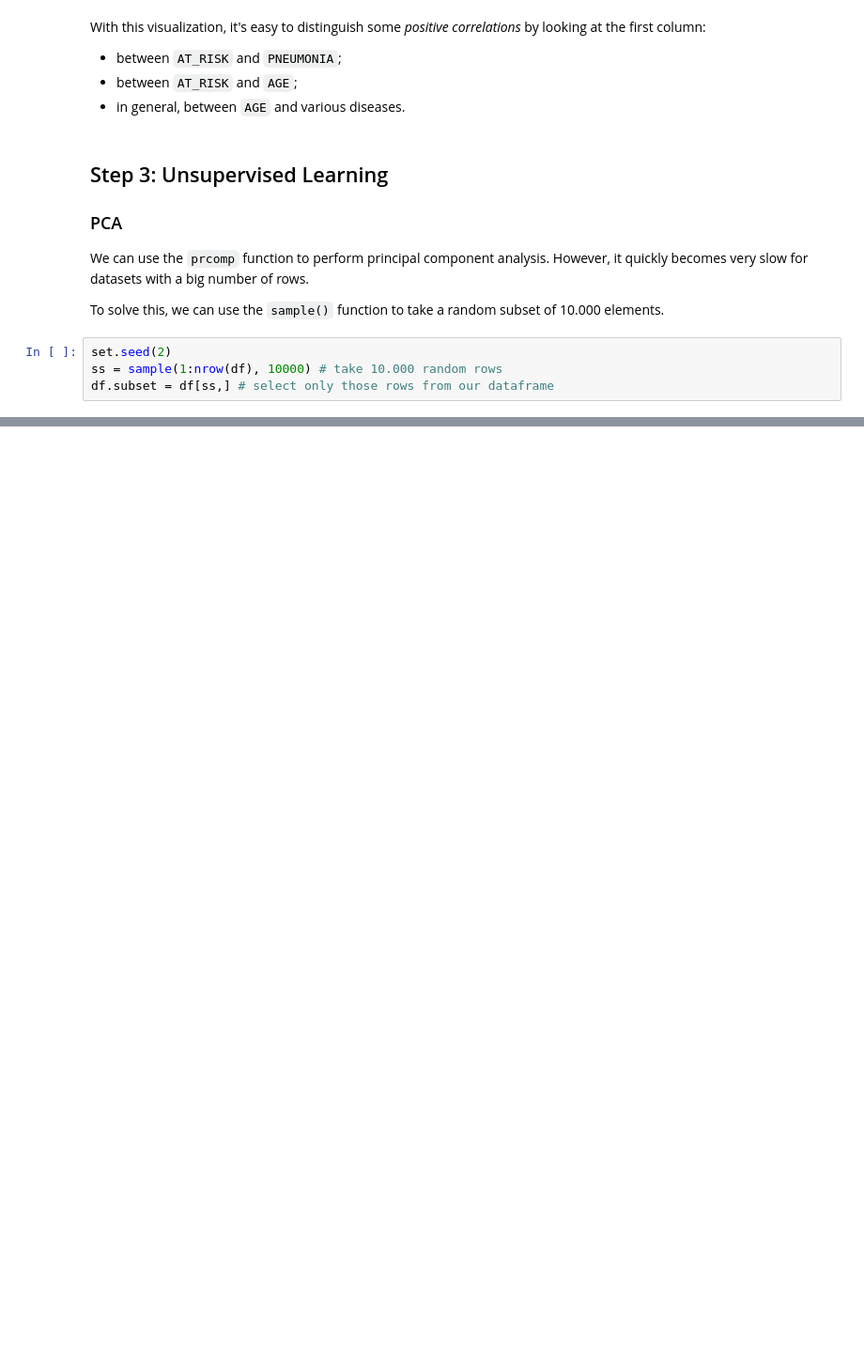
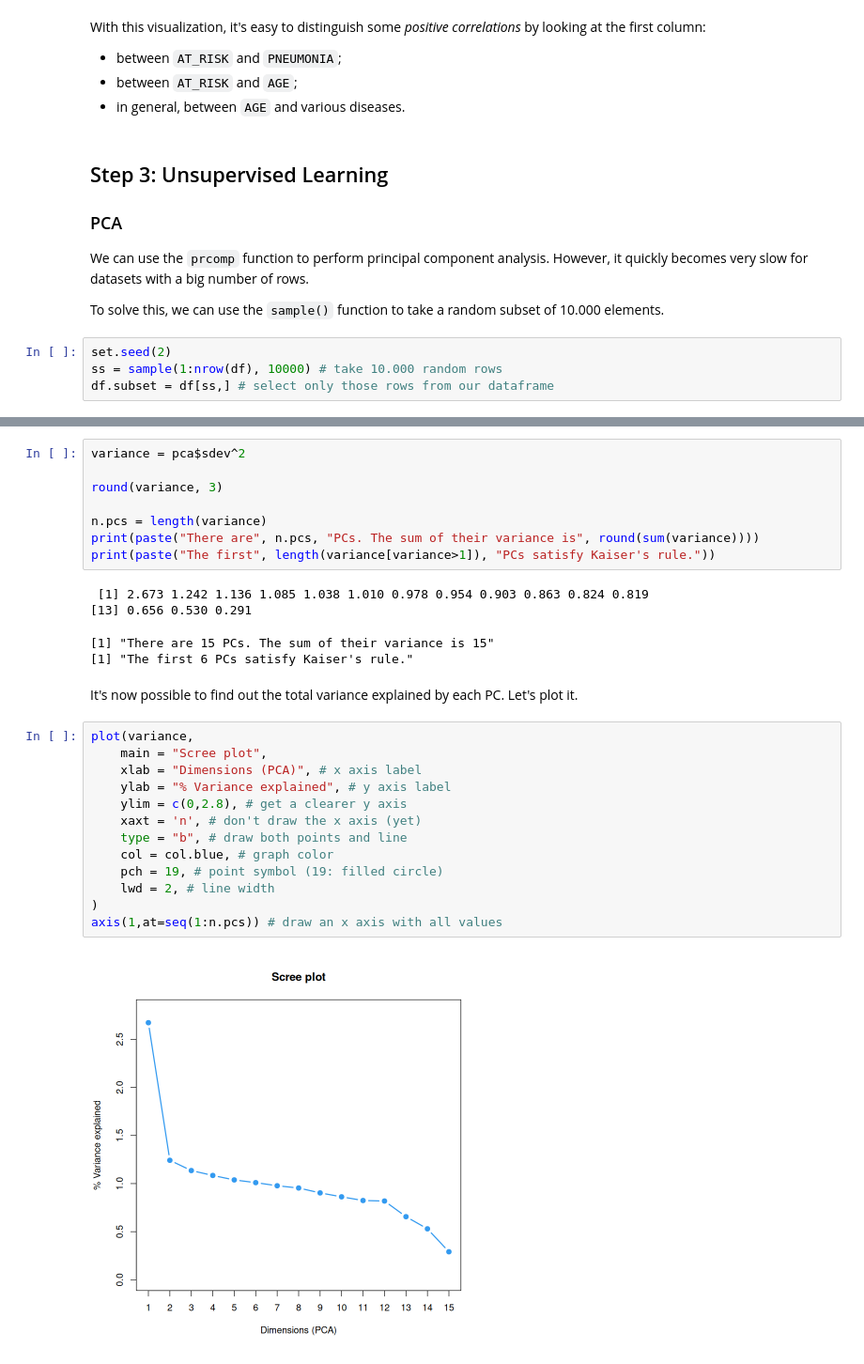
Before and after one commit to Bi-Rabittoh/covid-data-analysis, a Jupyter notebook: data-analysis.ipynb, the cells around one changed output, grey strips where cells are left out. Shown at 94% size. Saved outputs shown, nothing was run; the diff lists cells and outputs as text; blank space fills up the shorter version.

```diff
--- a/data-analysis.ipynb
+++ b/data-analysis.ipynb
@@ -412,0 +452,30 @@ A matrix: 15 × 15 of type dbl
+# %%
+variance = pca$sdev^2
+
+round(variance, 3)
+
+n.pcs = length(variance)
+print(paste("There are", n.pcs, "PCs. The sum of their variance is", round(sum(variance))))
+print(paste("The first", length(variance[variance>1]), "PCs satisfy Kaiser's rule."))
+# %% [output]
+ [1] 2.673 1.242 1.136 1.085 1.038 1.010 0.978 0.954 0.903 0.863 0.824 0.819
+[13] 0.656 0.530 0.291
+[1] "There are 15 PCs. The sum of their variance is 15"
+[1] "The first 6 PCs satisfy Kaiser's rule."
+# %% [markdown]
+It's now possible to find out the total variance explained by each PC. Let's plot it.
+# %%
+plot(variance,
+    main = "Scree plot",
+    xlab = "Dimensions (PCA)", # x axis label
+    ylab = "% Variance explained", # y axis label
+    ylim = c(0,2.8), # get a clearer y axis
+    xaxt = 'n', # don't draw the x axis (yet)
+    type = "b", # draw both points and line
+    col = col.blue, # graph color
+    pch = 19, # point symbol (19: filled circle)
+    lwd = 2, # line width
+)
+axis(1,at=seq(1:n.pcs)) # draw an x axis with all values
+# %% [output]
+[figure, added]
```
Also changed, not shown: parts of 51 cells of this notebook.
